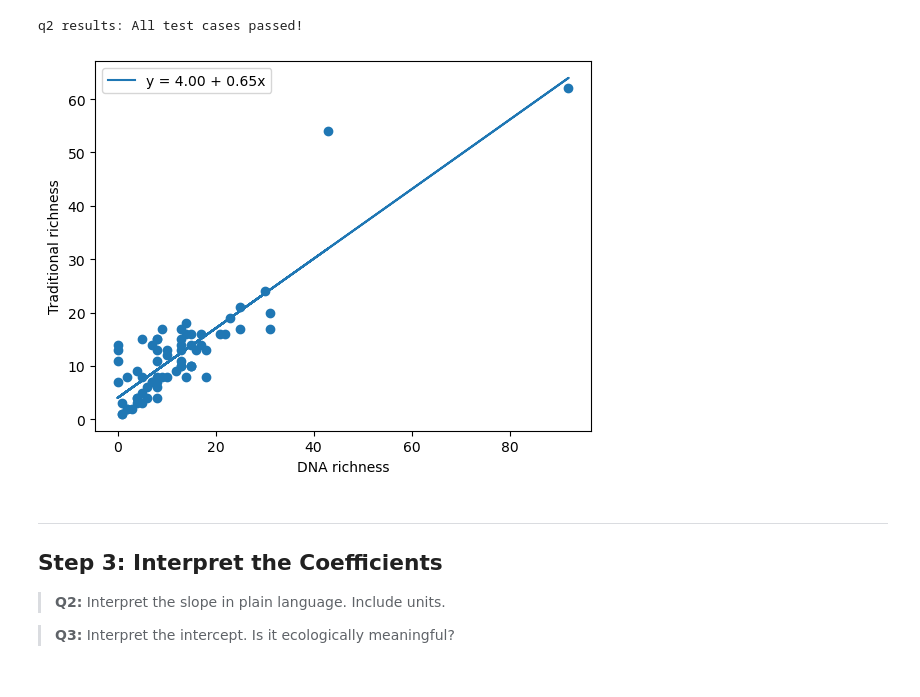
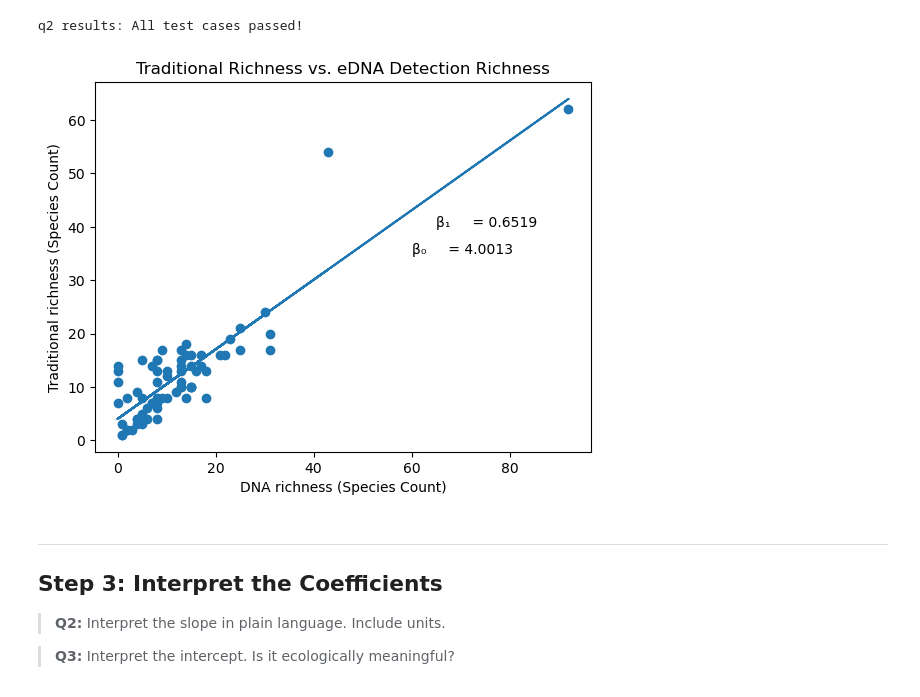
Before and after one commit to petervitale910/EDS-232-assignment-1, a Jupyter notebook: task2/hw1-task2.ipynb, the cells around one changed output. Saved outputs shown, nothing was run; the diff lists cells and outputs as text; code cells hidden in the pictures.

```diff
--- a/task2/hw1-task2.ipynb
+++ b/task2/hw1-task2.ipynb
@@ -99,14 +108,21 @@ grader.check("q2")
 q2 results: All test cases passed!
 # %%
 plt.scatter('dna_richness', 'trad_richness', data = df, label = None) # I dont want this labeled
-plt.xlabel('DNA richness')
-plt.ylabel('Traditional richness')
+plt.xlabel('DNA richness (Species Count)')
+plt.ylabel('Traditional richness (Species Count)')
 plt.plot(df['dna_richness'], beta_0 + beta_1 * df['dna_richness'],
          label=f'y = {beta_0:.2f} + {beta_1:.2f}x') # adds the line and the formula (to 2 sig figs) ((yay f-strings))
-plt.legend()
+plt.title('Traditional Richness vs. eDNA Detection Richness')
+
+# Add annotation for slope of s using values of beta_1 & beta_0
+plt.text(65, 40, f'\u03b2\u2081     = {beta_1:.4f}')
+plt.text(60, 35, f'\u03b2\u2080     = {beta_0:.4f}')
+
+
+
 plt.show()
 # %% [output]
-[figure, old version]
+[figure, new version]
 # %% [markdown]
 <!-- BEGIN QUESTION -->
 
```
Also changed, not shown: parts of 4 cells of this notebook, 2 other files.
